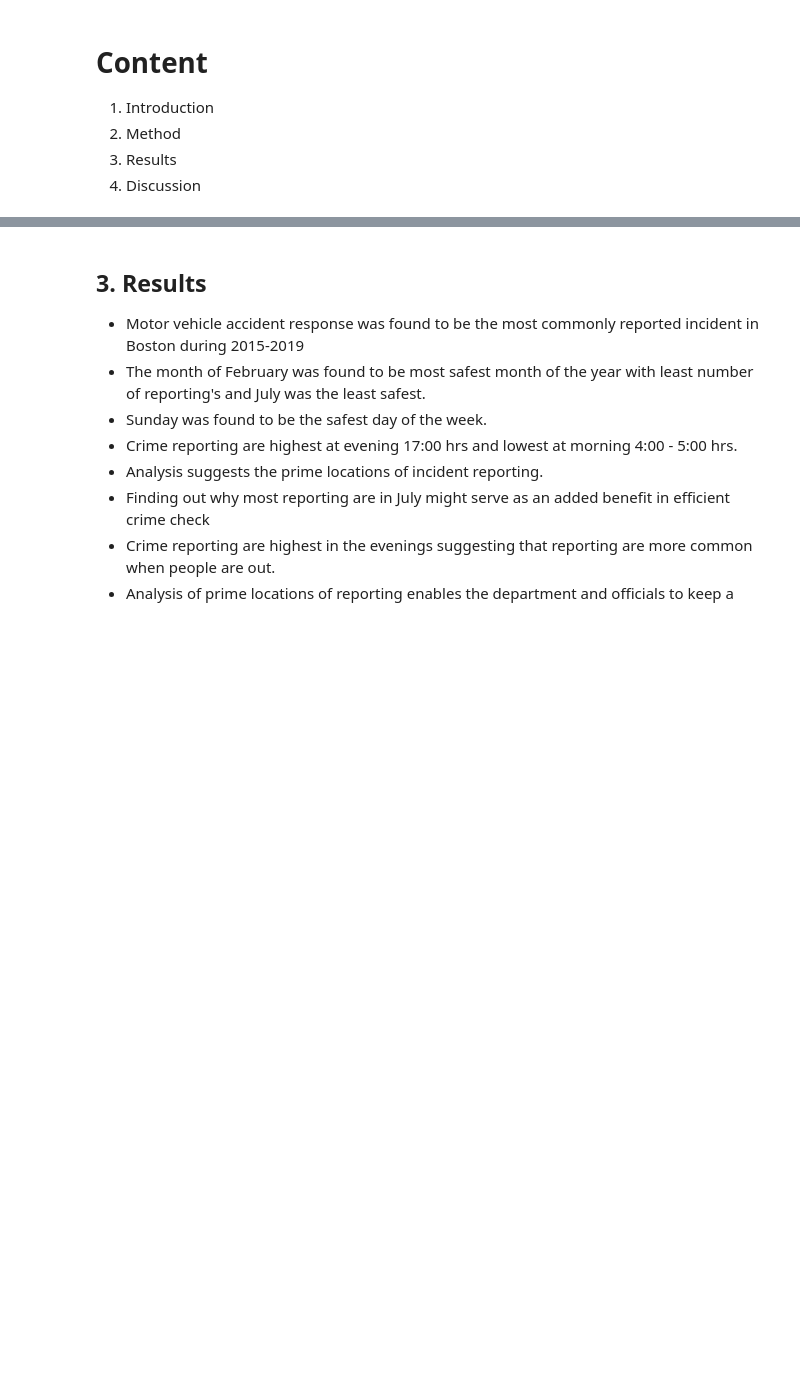
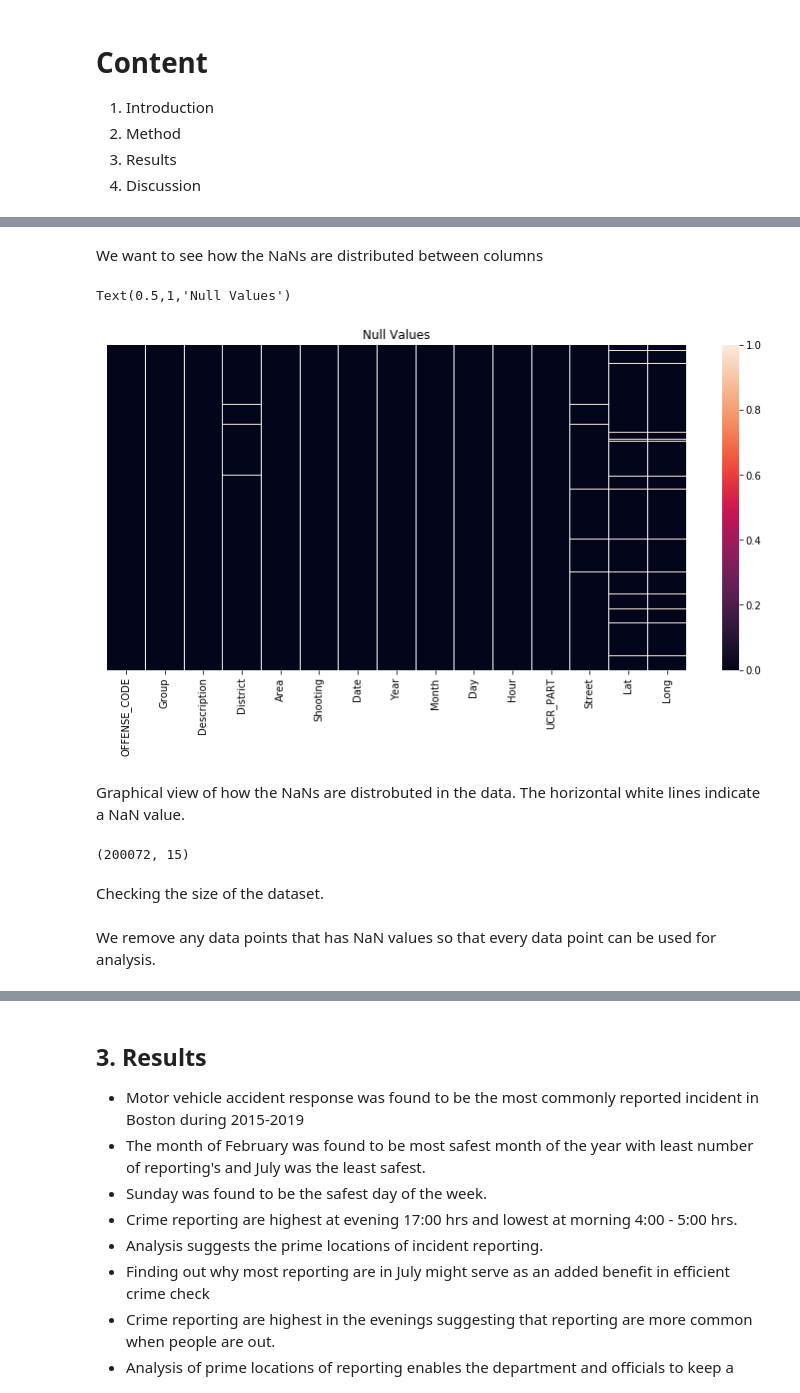
Before and after one commit to mathiasjoh/dat121, a Jupyter notebook: Report_dat121_inProgress.ipynb, the cells around one changed output, grey strips where cells are left out. Drawn from its saved outputs; the diff is of its cells as text; code cells hidden in the pictures; blank space fills up the shorter version.

Commit message:
updated report, added all plots an text

```diff
--- a/Report_dat121_inProgress.ipynb
+++ b/Report_dat121_inProgress.ipynb
@@ -41,0 +131,5 @@ The preprocessing of the data will be further described in the section of Data H
+# %%
+# Convert DAY_OF_WEEK to an ordered category
+data.DAY_OF_WEEK = pd.Categorical(data.DAY_OF_WEEK,
+              categories=['Monday','Tuesday','Wednesday','Thursday','Friday','Saturday','Sunday'],
+              ordered=True)
@@ -41,0 +138,4 @@ The preprocessing of the data will be further described in the section of Data H
+# %%
+# Replace -1 values in Lat/Long with Nan
+data.Lat.replace(-1, None, inplace=True)
+data.Long.replace(-1, None, inplace=True)
@@ -41,0 +144,14 @@ The preprocessing of the data will be further described in the section of Data H
+# %%
+# Rename columns to something easier to type (the all-caps are annoying!)
+rename = {'OFFENSE_CODE_GROUP':'Group',
+         'OFFENSE_DESCRIPTION':'Description',
+         'DISTRICT':'District',
+         'REPORTING_AREA':'Area',
+         'SHOOTING':'Shooting',
+         'OCCURRED_ON_DATE':'Date',
+         'YEAR':'Year',
+         'MONTH':'Month',
+         'DAY_OF_WEEK':'Day',
+         'HOUR':'Hour',
+         'STREET':'Street'}
+data.rename(index=str, columns=rename, inplace=True)
@@ -41,0 +160,8 @@ The preprocessing of the data will be further described in the section of Data H
+# %%
+#Building DF Districts
+districts = {'A1':'Downtwon', 'A15':'Charlestown', 'A7':'East Boston', 'B2':'Roxbury',
+             'B3':'Mattapan', 'C11':'Dorchester', 'C6':'South Boston', 'D14':'Brighton',
+             'D4':'South End', 'E13':'Jamaica Plain', 'E18':'Hyde Park', 'E5':'West Roxbury'
+            }
+#Replace district names
+data = data.replace(to_replace=districts)
@@ -41,0 +191,20 @@ The preprocessing of the data will be further described in the section of Data H
+# %% [markdown]
+We want to see how the NaNs are distributed between columns
+# %%
+#Look at missing data
+figure = plt.figure(figsize=(13,6))
+sns.heatmap(data.isnull(),yticklabels='')
+plt.title('Null Values')
+# %% [output]
+Text(0.5,1,'Null Values')
+[figure, added]
+# %% [markdown]
+Graphical view of how the NaNs are distrobuted in the data. The horizontal white lines indicate a NaN value.
+# %%
+#Check the size of dataset
+data.shape
+# %% [output]
+(200072, 15)
+# %% [markdown]
+
+Checking the size of the dataset.
@@ -41,0 +214,2 @@ The preprocessing of the data will be further described in the section of Data H
+# %% [markdown]
+We remove any data points that has NaN values so that every data point can be used for analysis.
```
Also changed, not shown: parts of 99 cells of this notebook, 1 other file.
